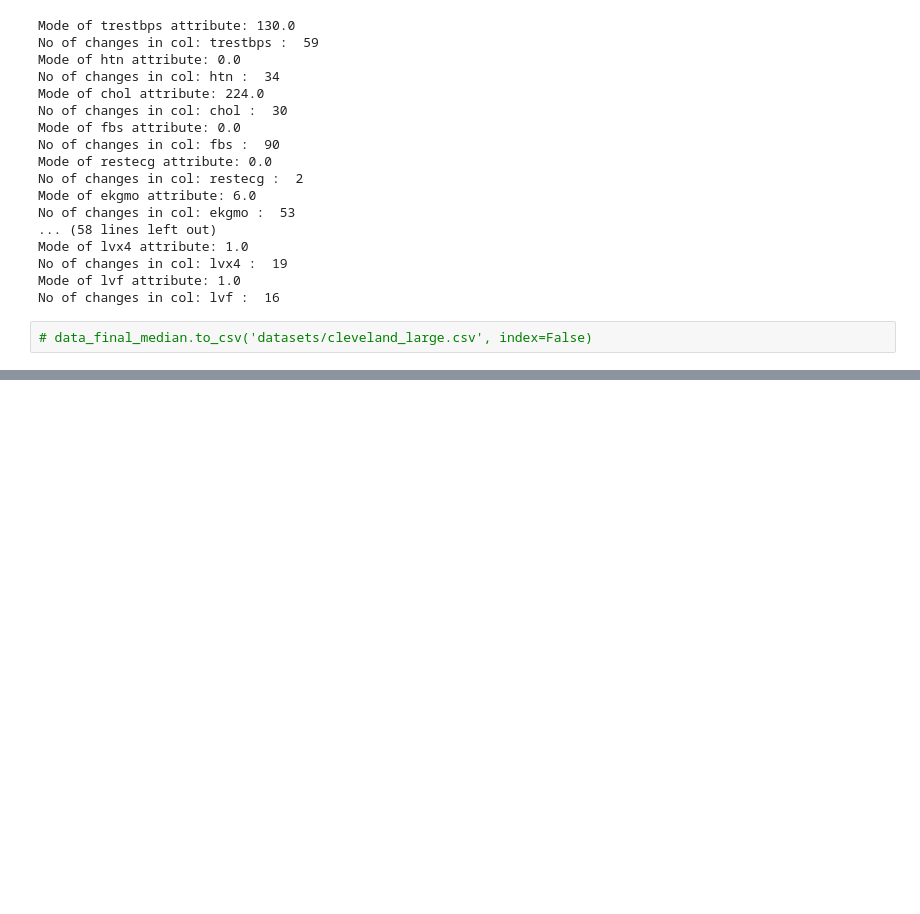
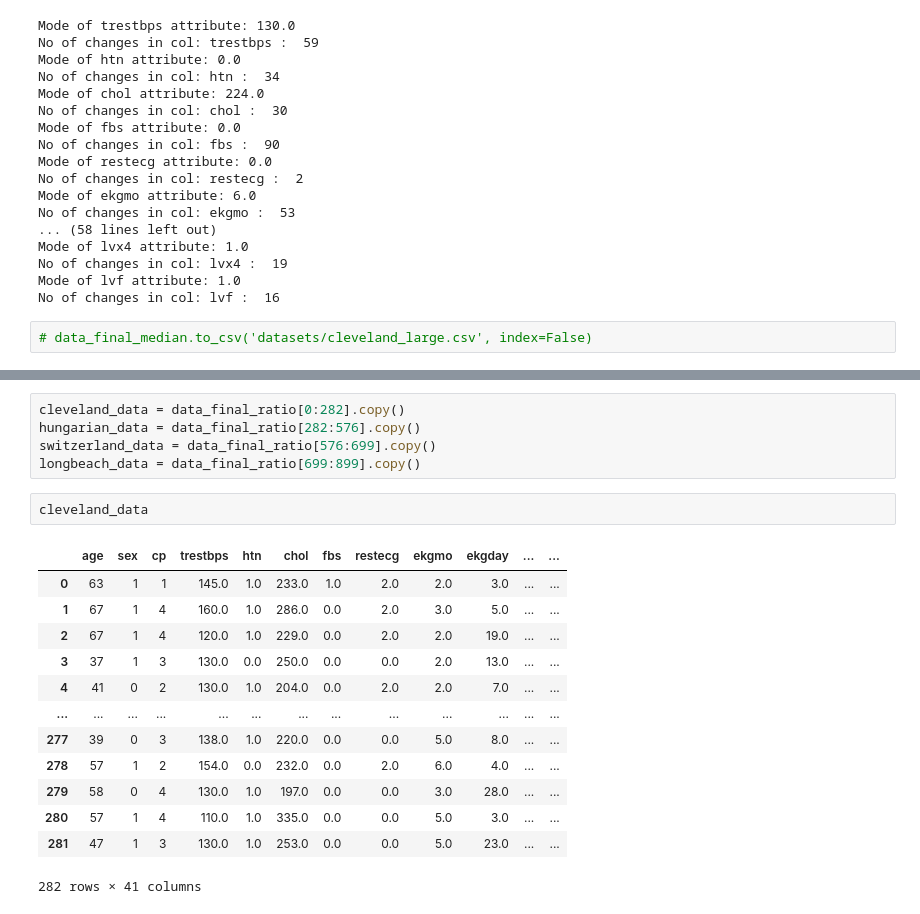
Before and after one commit to Meivenkatkumar/ensembledetection, a Jupyter notebook: data processing/preprocess_complete.ipynb, the cells around one changed output, grey strips where cells are left out. Drawn from its saved outputs; the diff is of its cells as text; blank space fills up the shorter version.

Commit message:
Separated cleveland, switzerland, hungarian and longbeach files through common as well as separate preprocessing steps

```diff
--- a/data processing/preprocess_complete.ipynb
+++ b/data processing/preprocess_complete.ipynb
@@ -967,0 +981,21 @@ No of changes in col: lvf :  16
+# %%
+cleveland_data = data_final_ratio[0:282].copy()
+hungarian_data = data_final_ratio[282:576].copy()
+switzerland_data = data_final_ratio[576:699].copy()
+longbeach_data = data_final_ratio[699:899].copy()
+# %%
+cleveland_data
+# %% [output]
+|  | age | sex | cp | trestbps | htn | chol | fbs | restecg | ekgmo | ekgday | ... | ... |
+| 0 | 63 | 1 | 1 | 145.0 | 1.0 | 233.0 | 1.0 | 2.0 | 2.0 | 3.0 | ... | ... |
+| 1 | 67 | 1 | 4 | 160.0 | 1.0 | 286.0 | 0.0 | 2.0 | 3.0 | 5.0 | ... | ... |
+| 2 | 67 | 1 | 4 | 120.0 | 1.0 | 229.0 | 0.0 | 2.0 | 2.0 | 19.0 | ... | ... |
+| 3 | 37 | 1 | 3 | 130.0 | 0.0 | 250.0 | 0.0 | 0.0 | 2.0 | 13.0 | ... | ... |
+| 4 | 41 | 0 | 2 | 130.0 | 1.0 | 204.0 | 0.0 | 2.0 | 2.0 | 7.0 | ... | ... |
+| ... | ... | ... | ... | ... | ... | ... | ... | ... | ... | ... | ... | ... |
+| 277 | 39 | 0 | 3 | 138.0 | 1.0 | 220.0 | 0.0 | 0.0 | 5.0 | 8.0 | ... | ... |
+| 278 | 57 | 1 | 2 | 154.0 | 0.0 | 232.0 | 0.0 | 2.0 | 6.0 | 4.0 | ... | ... |
+| 279 | 58 | 0 | 4 | 130.0 | 1.0 | 197.0 | 0.0 | 0.0 | 3.0 | 28.0 | ... | ... |
+| 280 | 57 | 1 | 4 | 110.0 | 1.0 | 335.0 | 0.0 | 0.0 | 5.0 | 3.0 | ... | ... |
+| 281 | 47 | 1 | 3 | 130.0 | 1.0 | 253.0 | 0.0 | 0.0 | 5.0 | 23.0 | ... | ... |
+282 rows × 41 columns
```
Also changed, not shown: parts of 8 cells of this notebook, 16 other files.
